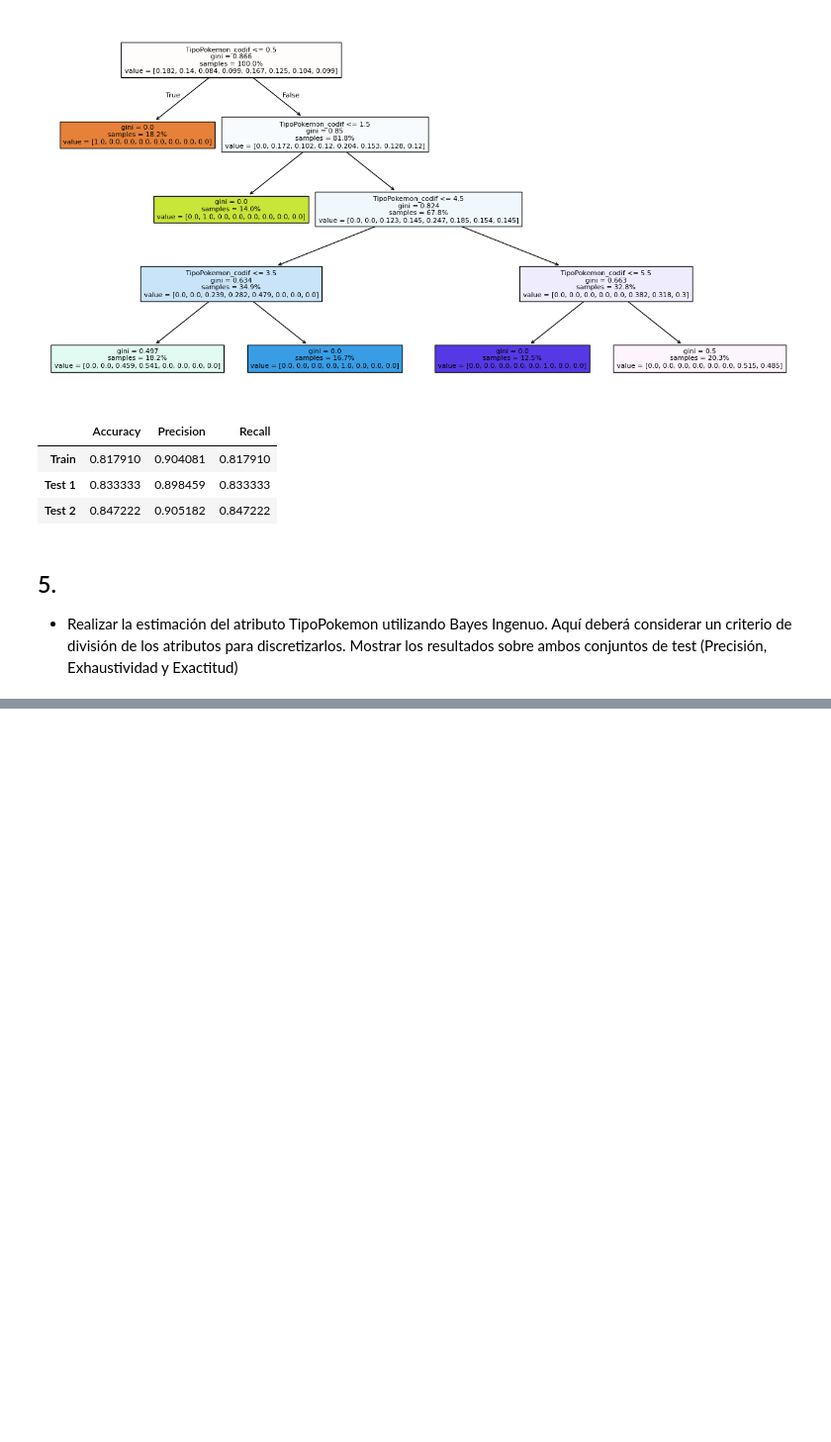
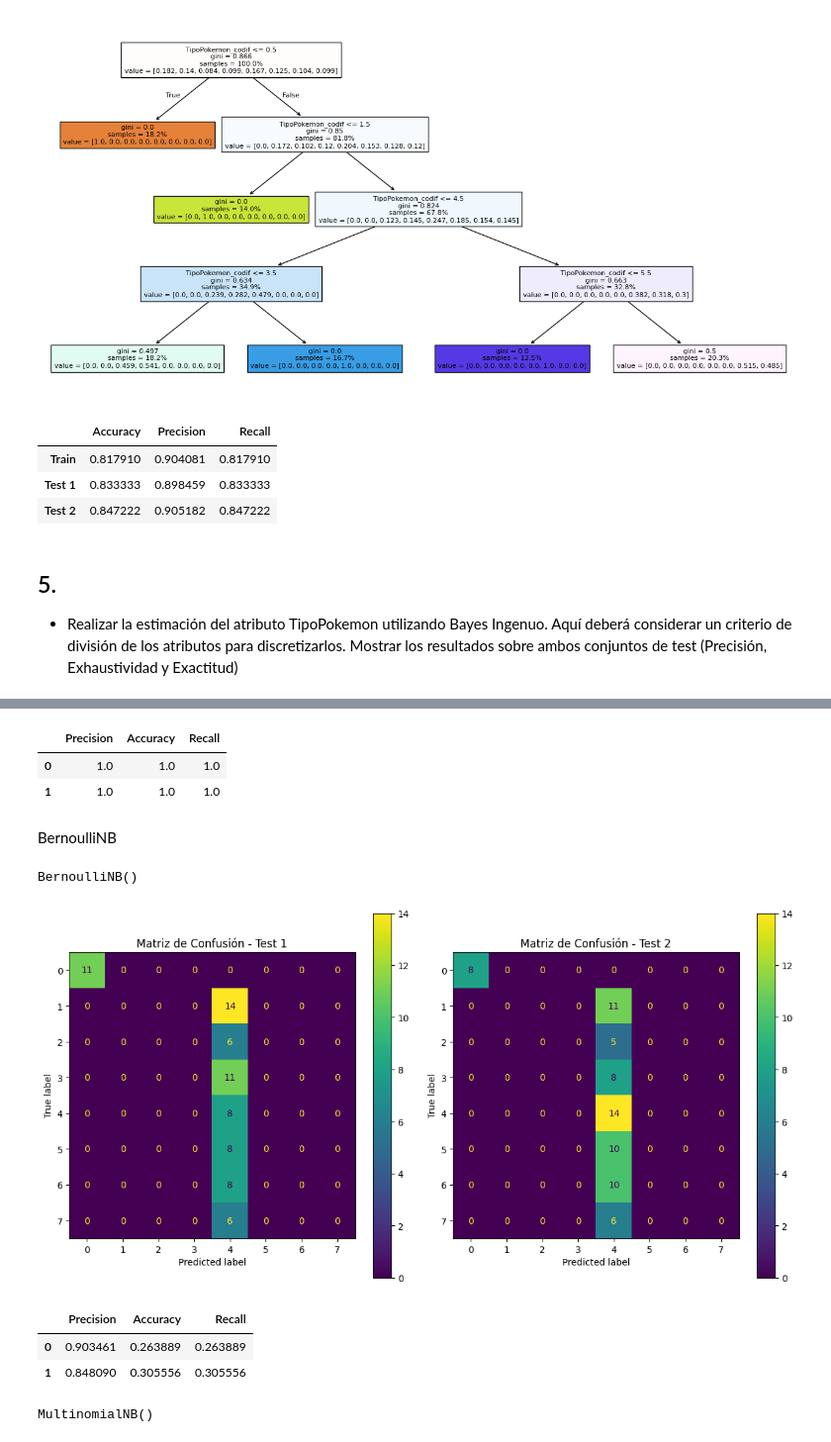
Before and after one commit to Nicolas-Noir/MdD-TUIA-2024, a Jupyter notebook: TP2/TP_Mineria_de_datos.ipynb, the cells around one changed output, grey strips where cells are left out. Shown at 99% size. Drawn from its saved outputs; the diff is of its cells as text; code cells hidden in the pictures; blank space fills up the shorter version.

```diff
--- a/TP2/TP_Mineria_de_datos.ipynb
+++ b/TP2/TP_Mineria_de_datos.ipynb
@@ -316,0 +350,66 @@ df_resultados
+# %%
+precision_gnb_test1 = precision_score(y_test_pokemon1, y_test_pred_GNB_1, average='weighted', zero_division=1)
+precision_gnb_test2 = precision_score(y_test_pokemon2, y_test_pred_GNB_2, average='weighted', zero_division=1)
+
+accuracy_gnb_test1 = accuracy_score(y_test_pokemon1, y_test_pred_GNB_1)
+accuracy_gnb_test2 = accuracy_score(y_test_pokemon2, y_test_pred_GNB_2)
+
+recall_gnb_test1 = recall_score(y_test_pokemon1, y_test_pred_GNB_1, average='weighted')
+recall_gnb_test2 = recall_score(y_test_pokemon2, y_test_pred_GNB_2, average='weighted')
+
+metricas_gnb = pd.DataFrame({'Precision': [precision_gnb_test1, precision_gnb_test2], 'Accuracy': [accuracy_gnb_test1, accuracy_gnb_test2], 'Recall': [recall_gnb_test1, recall_gnb_test2]})
+metricas_gnb
+# %% [output]
+|  | Precision | Accuracy | Recall |
+| 0 | 1.0 | 1.0 | 1.0 |
+| 1 | 1.0 | 1.0 | 1.0 |
+# %% [markdown]
+BernoulliNB
+# %%
+model_BernoulliNB = BernoulliNB()
+model_BernoulliNB.fit(x_train_pokemon, y_train_pokemon)
+# %% [output]
+BernoulliNB()
+# %%
+y_pred_BNB_test1 = model_BernoulliNB.predict(x_test_pokemon1)
+y_pred_BNB_test2 = model_BernoulliNB.predict(x_test_pokemon2)
+
+bernoulli_matriz_confusion_1 = metrics.confusion_matrix(y_test_pokemon1, y_pred_BNB_test1)
+bernoulli_matriz_confusion_2 = metrics.confusion_matrix(y_test_pokemon2, y_pred_BNB_test2)
+
+metrics.ConfusionMatrixDisplay(confusion_matrix=bernoulli_matriz_confusion_1)
+metrics.ConfusionMatrixDisplay(confusion_matrix=bernoulli_matriz_confusion_2)
+
+fig, ax = plt.subplots(1, 2, figsize=(12, 6))
+
+metrics.ConfusionMatrixDisplay(confusion_matrix=bernoulli_matriz_confusion_1).plot(ax=ax[0])
+ax[0].set_title('Matriz de Confusión - Test 1')
+
+metrics.ConfusionMatrixDisplay(confusion_matrix=bernoulli_matriz_confusion_2).plot(ax=ax[1])
+ax[1].set_title('Matriz de Confusión - Test 2')
+
+plt.tight_layout()
+plt.show()
+# %% [output]
+[figure, added]
+# %%
+precision_bnb_test1 = precision_score(y_test_pokemon1, y_pred_BNB_test1, average='weighted', zero_division=1)
+precision_bnb_test2 = precision_score(y_test_pokemon2, y_pred_BNB_test2, average='weighted', zero_division=1)
+
+accuracy_bnb_test1 = accuracy_score(y_test_pokemon1, y_pred_BNB_test1)
+accuracy_bnb_test2 = accuracy_score(y_test_pokemon2, y_pred_BNB_test2)
+
+recall_bnb_test1 = recall_score(y_test_pokemon1, y_pred_BNB_test1, average='weighted')
+recall_bnb_test2 = recall_score(y_test_pokemon2, y_pred_BNB_test2, average='weighted')
+
+metricas_bnb = pd.DataFrame({'Precision': [precision_bnb_test1, precision_bnb_test2], 'Accuracy': [accuracy_bnb_test1, accuracy_bnb_test2], 'Recall': [recall_bnb_test1, recall_bnb_test2]})
+metricas_bnb
+# %% [output]
+|  | Precision | Accuracy | Recall |
+| 0 | 0.903461 | 0.263889 | 0.263889 |
+| 1 | 0.848090 | 0.305556 | 0.305556 |
+# %%
+modelo_naivebayes = MultinomialNB()
+modelo_naivebayes.fit(x_train_pokemon, y_train_pokemon)
+# %% [output]
+MultinomialNB()
```
Also changed, not shown: parts of 14 cells of this notebook.
